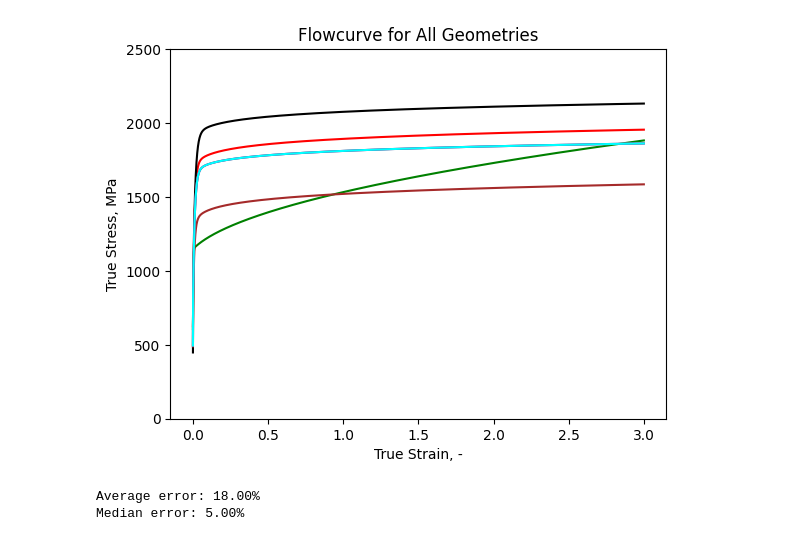
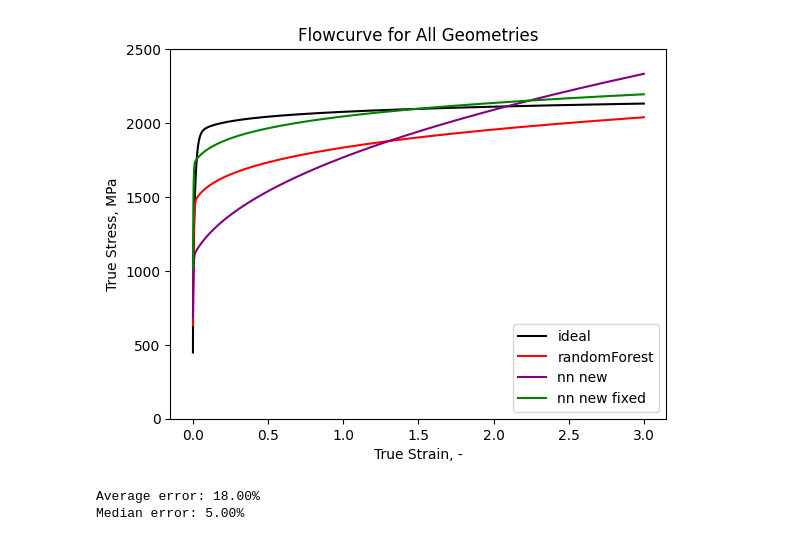
Before and after one commit to LianjGroup/Machine-Learning-Assisted-Optimization-of-Hardening-Parameters, a Jupyter notebook: MAIN/MODELS/PART20_FLOWCURVES.ipynb, the cells around one changed output. Saved outputs shown, nothing was run; the diff lists cells and outputs as text; code cells hidden in the pictures.

```diff
--- a/MAIN/MODELS/PART20_FLOWCURVES.ipynb
+++ b/MAIN/MODELS/PART20_FLOWCURVES.ipynb
@@ -1,40 +1,46 @@
-# %%
-import pandas as pd
-import numpy as np
-import matplotlib.pyplot as plt
-
-def swiftVoceT(x, c1, c2, c3, c4, c5, c6, c7):
-    return c1*c2*(x + c3) ** c4  +  (1-c1)*c5+ c6* (1 - np.exp(-c7 * x))
-
-truePlasticStrain = np.arange(0, 3.0005, 0.0005)
-y_line_maxStress_sw_predicted_clipped = swiftVoceT(truePlasticStrain, 0.4459129273891449, 1200.0, 0.0010000000474974513, 0.10000000149011612, 645.9520874023438, 1000.0, 100.0)
-y_line_maxStress_sw_ideal = swiftVoceT(truePlasticStrain, 0.5, 1300, 2.3 * 10**-14, 0.075, 773.18, 1039.37, 73.94)
-y_line_maxStress_sw_pca = swiftVoceT(truePlasticStrain, 0.4864811301231384, 991.1851806640625, 0.0514100082218647, 0.5016633868217468, 968.5540771484375, 541.0698852539062, 500.37640380859375)
-y_line_maxStress_sw_pca_fifty_deviation = swiftVoceT(truePlasticStrain, 0.4945, 991.3171, 0, 0.1125, 968.0074, 541.3438, 110.9100)
-y_line_maxStress_sw_pca_twenty_deviation = swiftVoceT(truePlasticStrain, 0.4662, 1040.0000, 0, 0.0900, 927.8160, 831.4960, 88.7280)
-y_line_maxStress_sw_pca_ten_deviation = swiftVoceT(truePlasticStrain, 0.4500, 1170.0000, 0, 0.0825, 850.4980, 935.4330, 81.3340)
-y_line_maxStress_sw_pca_five_deviation = swiftVoceT(truePlasticStrain, 0.4903, 1235.0000, 0, 0.0788, 811.8390, 987.4015, 77.6370)
-
-plt.figure(1)
-plt.plot(truePlasticStrain, y_line_maxStress_sw_predicted_clipped, color='red', label='predicted random clipped')
-plt.plot(truePlasticStrain, y_line_maxStress_sw_ideal, color='black', label='ideal')
-plt.plot(truePlasticStrain, y_line_maxStress_sw_pca, color='green', label='pca')
-
-#No visible difference between 5,10,20% confidence intervals. 50% is not accurate. It may be best to choose 20%
-plt.plot(truePlasticStrain, y_line_maxStress_sw_pca_fifty_deviation, color='brown', label='pca 50%')
-plt.plot(truePlasticStrain, y_line_maxStress_sw_pca_twenty_deviation, color='pink', label='pca 20%')
-plt.plot(truePlasticStrain, y_line_maxStress_sw_pca_twenty_deviation, color='purple', label='pca 10%')
-plt.plot(truePlasticStrain, y_line_maxStress_sw_pca_twenty_deviation, color='cyan', label='pca 5%')
-
-
-plt.title('Flowcurve for All Geometries')
-#plt.xlim(left=0.0, right=3)
-plt.ylim(bottom=0, top=2500)
-plt.xlabel('True Strain, -')
-plt.ylabel('True Stress, MPa')
-plt.show()
-# %% [output]
-[figure, removed]
+# %%
+import pandas as pd
+import numpy as np
+import matplotlib.pyplot as plt
+
+def swiftVoceT(x, c1, c2, c3, c4, c5, c6, c7):
+    return c1*c2*(x + c3) ** c4  +  (1-c1)*c5 + c6 * (1 - np.exp(-c7 * x))
+
+truePlasticStrain = np.arange(0, 3.0005, 0.0005)
+y_line_maxStress_sw_ideal = swiftVoceT(truePlasticStrain, 0.5, 1300, 2.3 * 10**-14, 0.075, 773.18, 1039.37, 73.94)
+y_line_maxStress_sw_one = swiftVoceT(truePlasticStrain,0.48677003383636475, 1063.31396484375, 0.04777658358216286, 0.49148795008659363, 1053.936279296875, 534.5250244140625, 487.7805480957031)
+y_line_maxStress_sw_randomForest = swiftVoceT(truePlasticStrain,0.5139736735702103, 1195.916454402472, 0.023765172822753193, 0.2637934652246432, 831.7697967468094, 811.5048884934508, 251.41025788472933)
+y_line_maxStress_sw_pca_2 = swiftVoceT(truePlasticStrain,0.37446391582489014, 1111.656982421875, 0.04783067852258682, 0.43702247738838196, 1379.1180419921875, 594.864013671875, 468.5262145996094)
+y_line_maxStress_sw_nn_new = swiftVoceT(truePlasticStrain, 0.6687430739402771, 1276.127197265625, 0.043472327291965485, 0.4672930836677551, 1467.2874755859375, 411.266357421875, 347.3883361816406)
+y_line_maxStress_sw_nn_new_fixed = swiftVoceT(truePlasticStrain, 0.6687430739402771, 1276.127197265625, 0.043472327291965485, 0.15, 1467.2874755859375, 700, 347.3883361816406)
+
+# c4, IDEAL: 0.075
+# N: HARDENING EXPONENT
+# FOR MARTENSENIC STEELS RANGES FROM 0.04 TO ???
+# MAYBE I CAN SAY 0.04 TO 0.2? --> I GOTTA JUSTIFY THE UPPER EDGE
+# UPPER EDGE JUSTIFICATION (0.15): https://www.researchgate.net/figure/Work-hardening-exponents-obtained-at-different-strain-rates-for-the-DP-base-metals-and_fig3_225665138
+# LOWER EDGE JUSTIFICATION (0.04): https://www.osti.gov/servlets/purl/4703707#:~:text=Strain%20hardening%20exponents%20give%20a,and%20some%20austenitic%20stainless%20steels
+
+# c6, IDEAL: 1039.37
+# SATURATION STRESS
+# MAYBE I CAN SAY 700 MPA - 1500 MPA (CHATGPT)
+# THIS SHOWS 1 TO 1 RATIO BETWEEN SATURATION STRESS AND TRUE ULTIMATE TENSILE STRESS: https://www.researchgate.net/figure/ariations-of-saturation-stress-r-S-Voce-with-true-ultimate-tensile-strength-r-U-for_fig2_257794832
+# THIS SHOWS THAT ULTIMATE TENSILE STRESS USUALLY RANGES FROM 700 TO 1200 IN HIGH STRENGTH STEELS AT ROOM TEMPERATURE: https://www.sciencedirect.com/science/article/abs/pii/S0143974X22000566
+
+plt.figure(1)
+plt.plot(truePlasticStrain, y_line_maxStress_sw_ideal, color='black', label='ideal')
+plt.plot(truePlasticStrain, y_line_maxStress_sw_randomForest, color = 'red', label='randomForest')
+plt.plot(truePlasticStrain, y_line_maxStress_sw_nn_new, color = 'purple', label='nn new')
+plt.plot(truePlasticStrain, y_line_maxStress_sw_nn_new_fixed, color = 'green', label='nn new fixed')
+
+plt.title('Flowcurve for All Geometries')
+plt.ylim(bottom=0, top=2500)
+plt.xlabel('True Strain, -')
+plt.ylabel('True Stress, MPa')
+plt.legend()
+plt.show()
+# %% [output]
+[figure, added]
 # %%
 # Individual errors for the 5% deviation
 errors_5_percent = [2, 5, 100, 4, 5, 5, 5]  # These are the errors for c1 to c7
```
Also changed, not shown: 39 other files.
